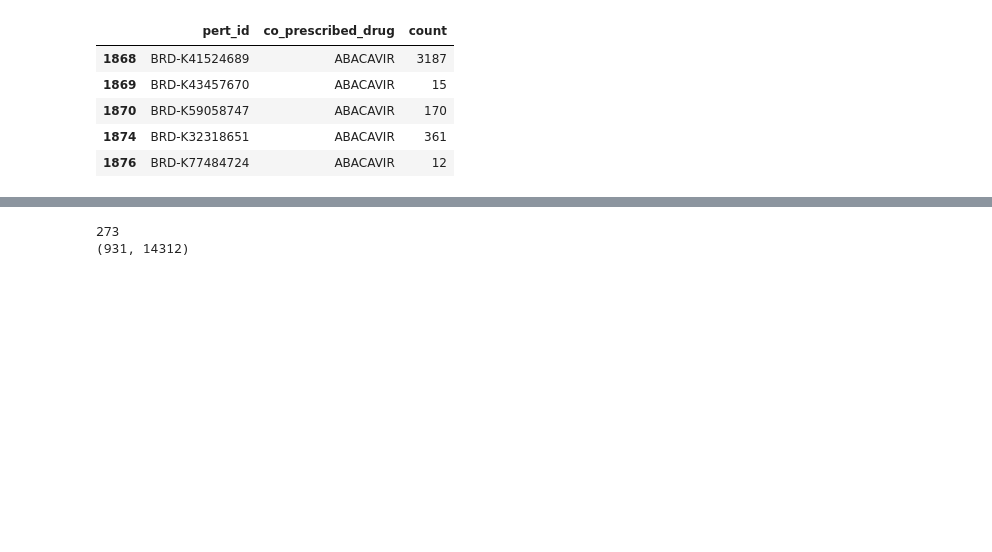
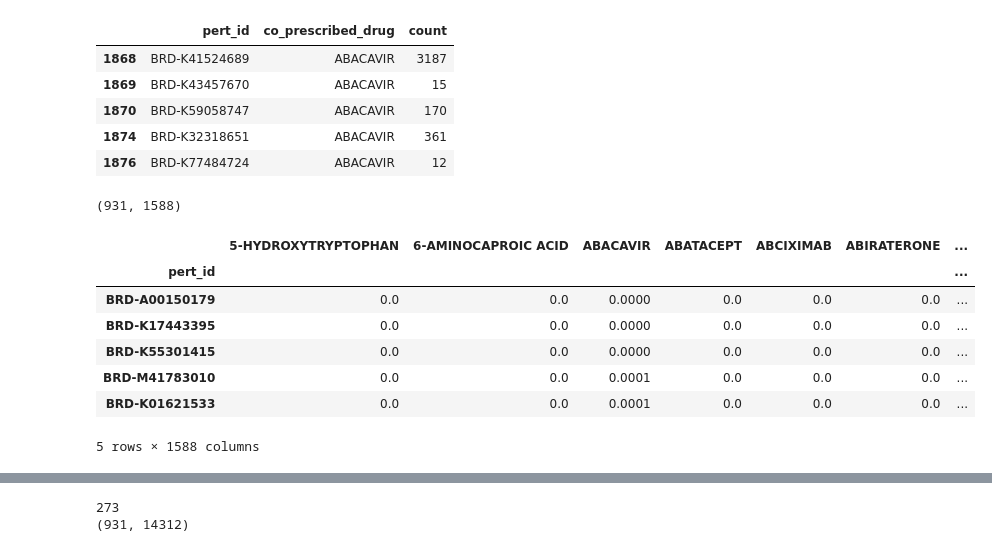
Before and after one commit to MaayanLab/L1000FWD, a Jupyter notebook: notebooks/Organize_data_from_EMR.ipynb, the cells around one changed output, grey strips where cells are left out. Cells and saved outputs as stored; diff of their text form; code cells hidden in the pictures; blank space fills up the shorter version.

```diff
--- a/notebooks/Organize_data_from_EMR.ipynb
+++ b/notebooks/Organize_data_from_EMR.ipynb
@@ -376,6 +376,8 @@ pert_id 1564
 # %%
 # Write to a SQL table
 id_ingredients_merged.to_sql('drug_map', engine, if_exists='replace')
+# %%
+id_ingredients_merged = pd.read_sql_table('drug_map', engine)
 # %%
 print id_ingredients_merged[['id', 'pert_id']].drop_duplicates().shape
 # %% [output]
@@ -438,0 +468,6 @@ d_id_diagnosis = dict(zip(id_diagnoses.index, id_diagnoses['diagnosis']))
+# %%
+rx_total_counts = pd.read_sql_query('''
+SELECT * FROM ingredient_id_counts
+''', engine_laforge).set_index('ingredient_id')
+print rx_total_counts.shape
+rx_total_counts.head()
@@ -438,0 +483,6 @@ d_id_diagnosis = dict(zip(id_diagnoses.index, id_diagnoses['diagnosis']))
+# %%
+print (rx_total_counts['count'] > 0 ).sum()
+# convert to an array
+rx_total_counts_array = np.zeros(rx_rx_counts.shape[1], dtype=np.int)
+rx_total_counts_array[rx_total_counts.index.values] = rx_total_counts['count']
+print rx_total_counts_array.shape
@@ -438,0 +500,3 @@ d_id_diagnosis = dict(zip(id_diagnoses.index, id_diagnoses['diagnosis']))
+# %%
+rx_rx_counts_normed = rx_rx_counts / rx_total_counts_array.astype(np.float)
+print rx_rx_counts_normed.shape
@@ -526,3 +592,21 @@ rx_rx_counts_df.head()
 | 1870 | BRD-K59058747 | ABACAVIR | 170 |
 | 1874 | BRD-K32318651 | ABACAVIR | 361 |
 | 1876 | BRD-K77484724 | ABACAVIR | 12 |
+# %%
+rx_rx_counts_normed_df = pd.DataFrame(rx_rx_counts_normed[~rx_pert_ids_mask][:, ~rx_names_mask],
+                               index=rx_pert_ids[~rx_pert_ids_mask],
+                               columns=rx_names[~rx_names_mask]
+                              )
+print rx_rx_counts_normed_df.shape
+rx_rx_counts_normed_df.index.name='pert_id'
+rx_rx_counts_normed_df.head()
+# %% [output]
+(931, 1588)
+|  | 5-HYDROXYTRYPTOPHAN | 6-AMINOCAPROIC ACID | ABACAVIR | ABATACEPT | ABCIXIMAB | ABIRATERONE | ... |
+| pert_id |  |  |  |  |  |  | ... |
+| BRD-A00150179 | 0.0 | 0.0 | 0.0000 | 0.0 | 0.0 | 0.0 | ... |
+| BRD-K17443395 | 0.0 | 0.0 | 0.0000 | 0.0 | 0.0 | 0.0 | ... |
+| BRD-K55301415 | 0.0 | 0.0 | 0.0000 | 0.0 | 0.0 | 0.0 | ... |
+| BRD-M41783010 | 0.0 | 0.0 | 0.0001 | 0.0 | 0.0 | 0.0 | ... |
+| BRD-K01621533 | 0.0 | 0.0 | 0.0001 | 0.0 | 0.0 | 0.0 | ... |
+5 rows × 1588 columns
```
Also changed, not shown: parts of 27 cells of this notebook.
